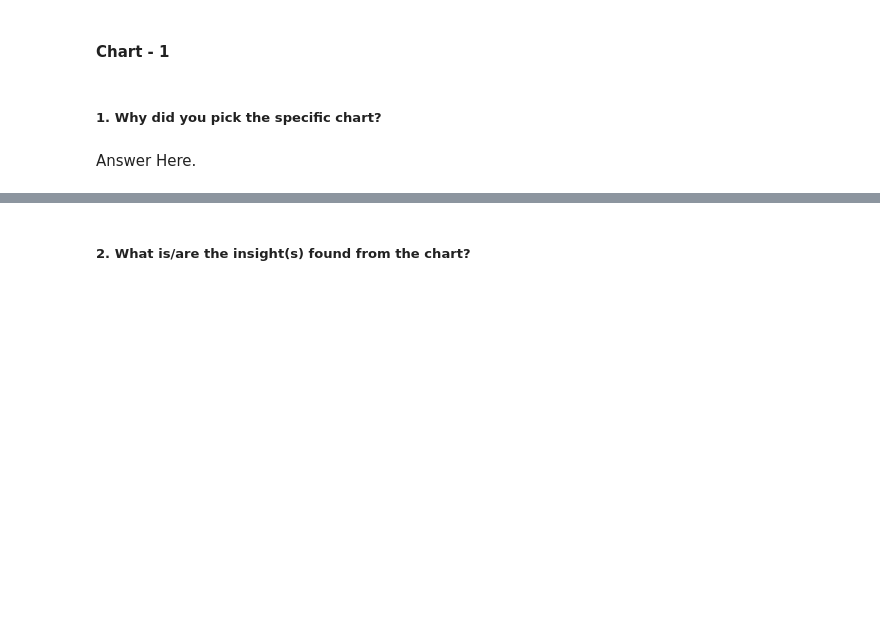
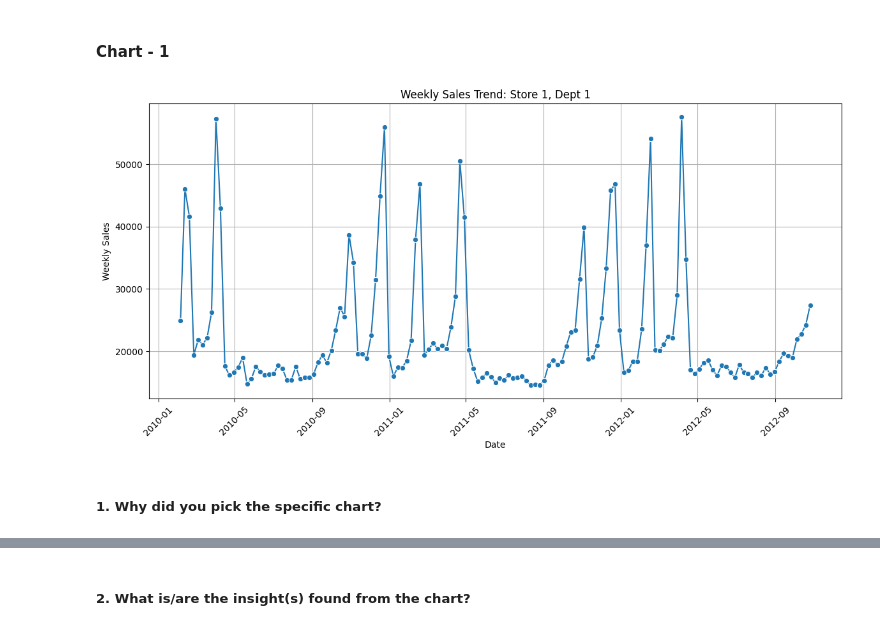
Before and after one commit to Pujakumari1202/Retail-Analytics, a Jupyter notebook: Sample_ML_Submission_Template (1).ipynb, the cells around one changed output, grey strips where cells are left out. Drawn from its saved outputs; the diff is of its cells as text; code cells hidden in the pictures; blank space fills up the shorter version.

```diff
--- a/Sample_ML_Submission_Template (1).ipynb
+++ b/Sample_ML_Submission_Template (1).ipynb
@@ -377,0 +603,24 @@ Answer Here
+# %%
+# ============================
+# Step: Final Cleanup
+# ============================
+
+# 1. Fix duplicate holiday columns
+# Both IsHoliday_x and IsHoliday_y are the same → keep one
+final_df['IsHoliday'] = final_df['IsHoliday_x'] | final_df['IsHoliday_y']
+final_df.drop(columns=['IsHoliday_x', 'IsHoliday_y'], inplace=True)
+
+# 2. Extract useful date features
+final_df['Year'] = final_df['Date'].dt.year
+final_df['Month'] = final_df['Date'].dt.month
+final_df['Week'] = final_df['Date'].dt.isocalendar().week
+
+# 3. Reorder columns for readability
+final_df = final_df[['Store','Dept','Type','Size','Date','Year','Month','Week',
+                     'IsHoliday','Weekly_Sales','Temperature','Fuel_Price',
+                     'MarkDown1','MarkDown2','MarkDown3','MarkDown4','MarkDown5',
+                     'CPI','Unemployment']]
+
+# 4. Final shape and preview
+print("Final Dataset Shape:", final_df.shape)
+display(final_df.head())
@@ -388,4 +667,24 @@ Answer Here.
+# %%
+# Chart - 1 visualization code
+# ============================
+# Chart 1: Weekly Sales Trend Over Time
+# ============================
+
+import matplotlib.pyplot as plt
+import seaborn as sns
+
+# Example: visualize Store 1, Dept 1 sales over time
+store_dept_df = final_df[(final_df['Store'] == 1) & (final_df['Dept'] == 1)]
+
+plt.figure(figsize=(14,6))
+sns.lineplot(data=store_dept_df, x='Date', y='Weekly_Sales', marker='o')
+plt.title('Weekly Sales Trend: Store 1, Dept 1')
+plt.xlabel('Date')
+plt.ylabel('Weekly Sales')
+plt.xticks(rotation=45)
+plt.grid(True)
+plt.show()
+# %% [output]
+[figure, added]
 # %% [markdown]
 ##### 1. Why did you pick the specific chart?
-# %% [markdown]
-Answer Here.
```
Also changed, not shown: parts of 102 cells of this notebook, 2 other files.
